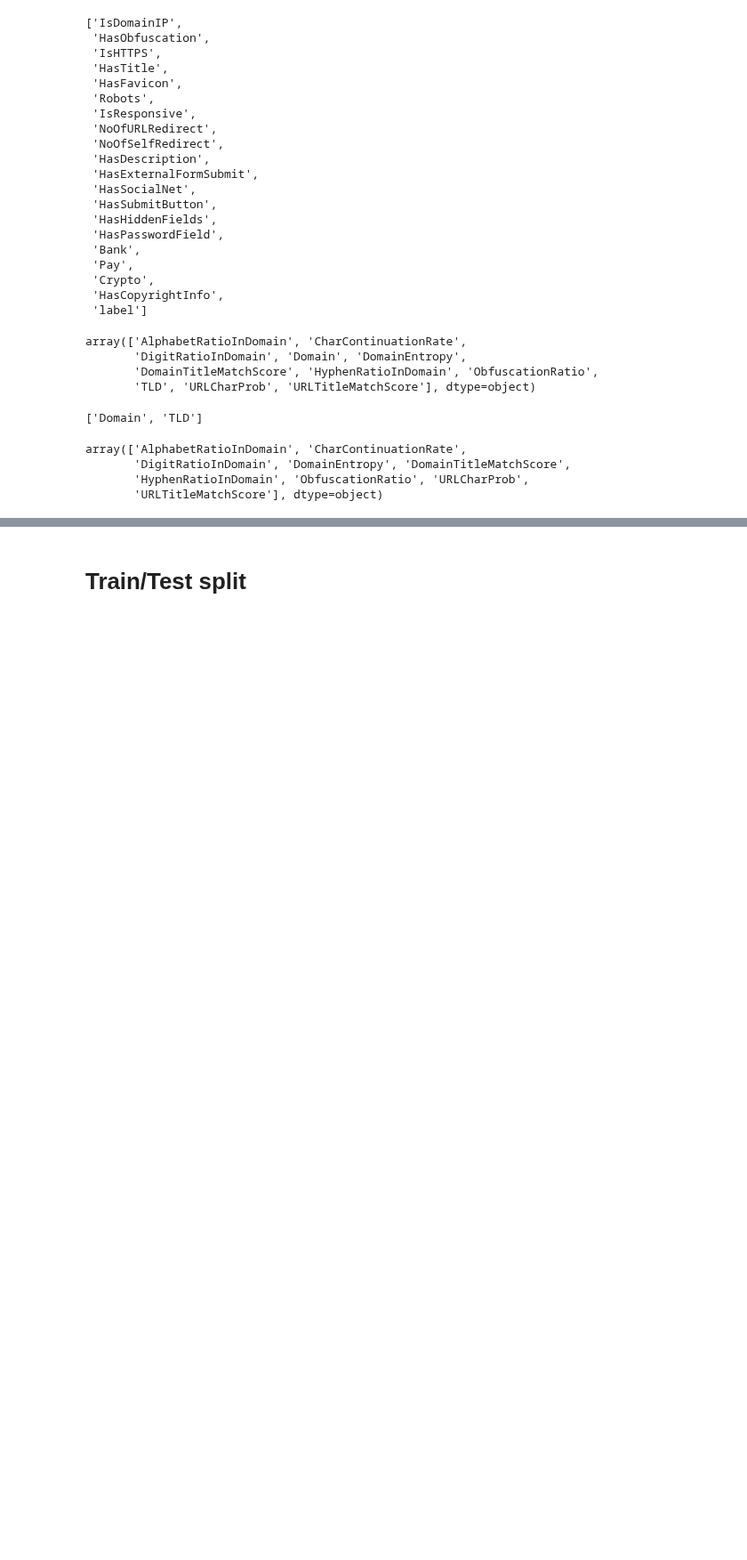
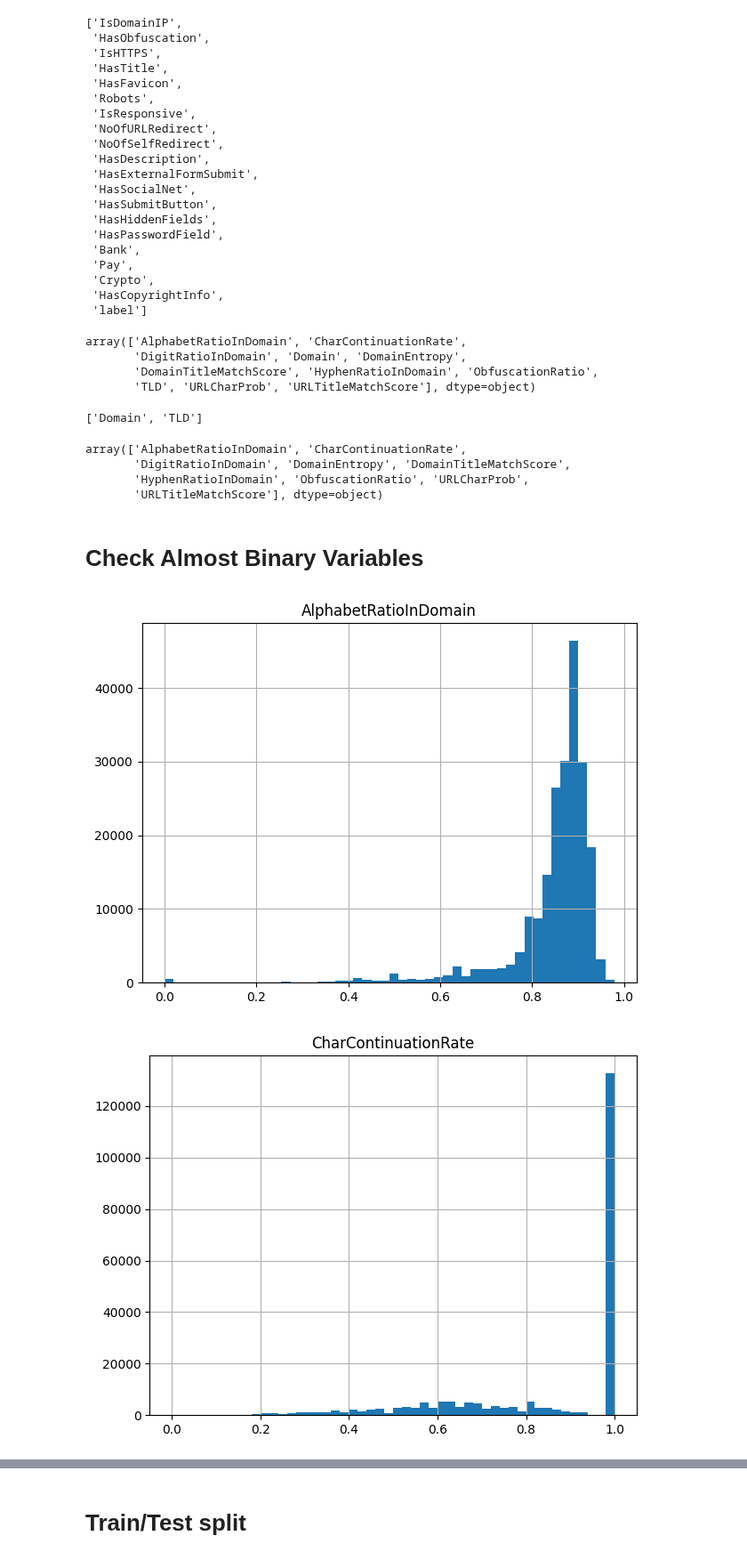
Before and after one commit to BugraAKKUS/Phishing-URL--Website--Detection, a Jupyter notebook: feature_engineering.ipynb, the cells around one changed output, grey strips where cells are left out. Shown at 89% size. Cells and saved outputs as stored; diff of their text form; code cells hidden in the pictures; blank space fills up the shorter version.

```diff
--- a/feature_engineering.ipynb
+++ b/feature_engineering.ipynb
@@ -287,3 +289,15 @@ array(['AlphabetRatioInDomain', 'CharContinuationRate',
        'DigitRatioInDomain', 'DomainEntropy', 'DomainTitleMatchScore',
        'HyphenRatioInDomain', 'ObfuscationRatio', 'URLCharProb',
        'URLTitleMatchScore'], dtype=object)
+# %% [markdown]
+# Check Almost Binary Variables
+# %%
+for col in float_columns:
+    plt.figure()
+    data[col].hist(bins=50)
+    plt.title(col)
+    plt.tight_layout()
+    plt.show()
+# %% [output]
+[figure, added]
+[figure, added]
```
Also changed, not shown: parts of 16 cells of this notebook.
